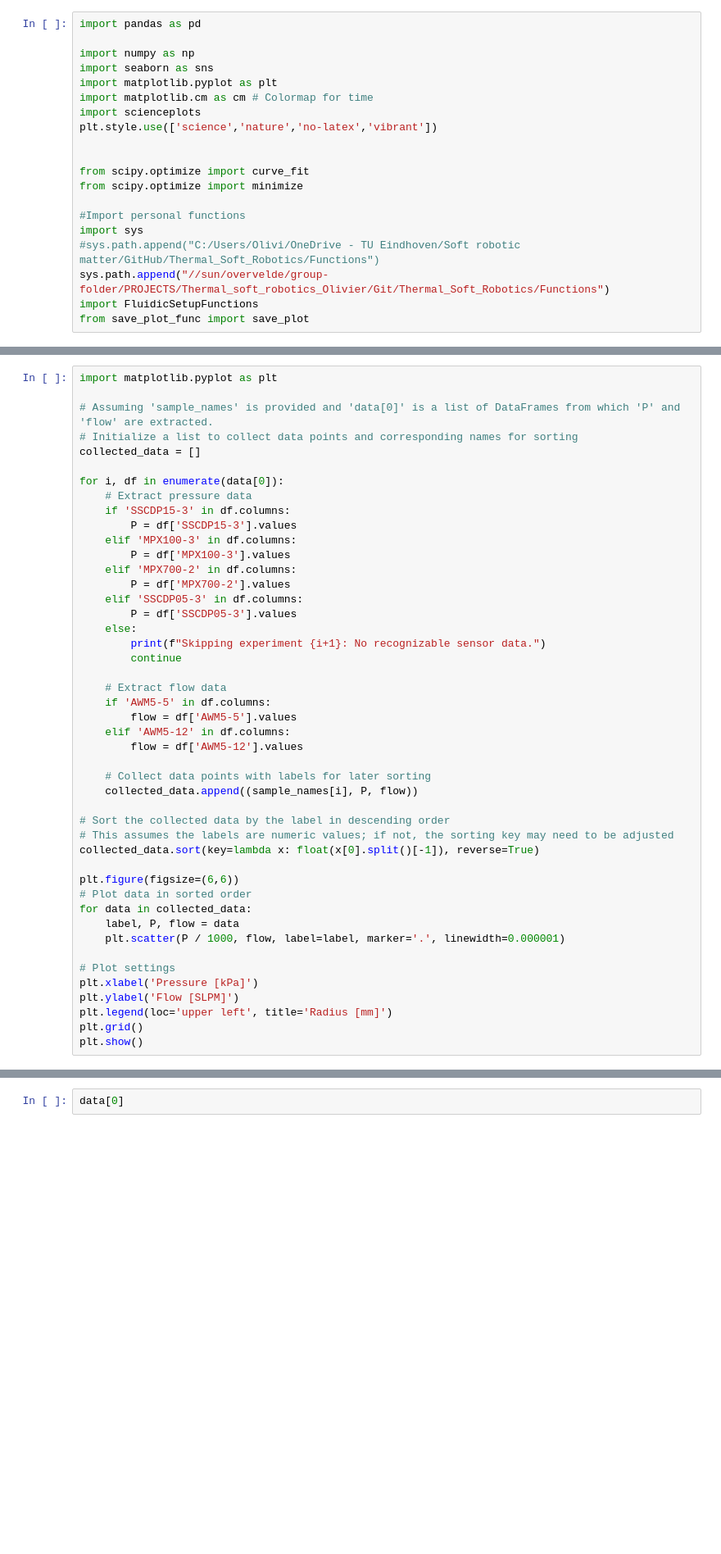
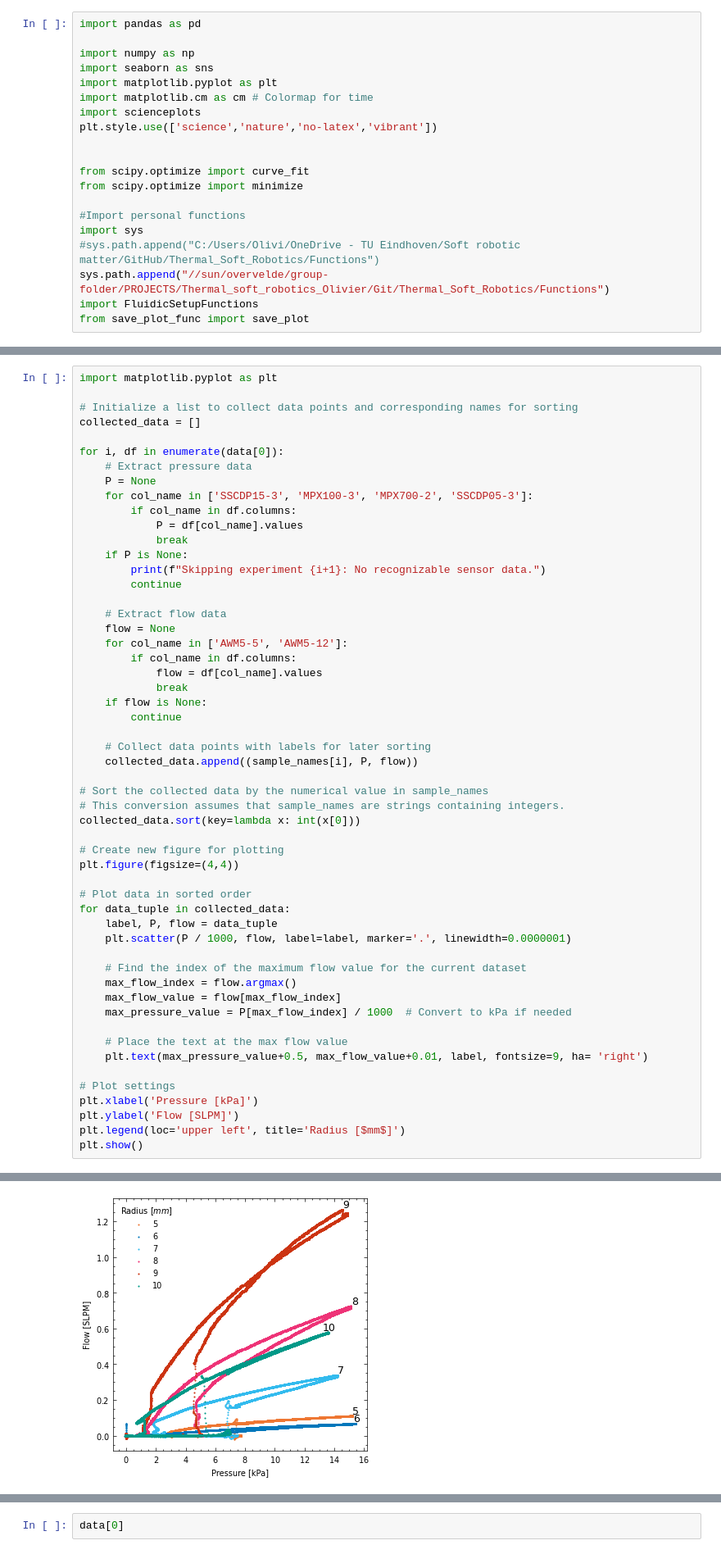
Before and after one commit to Olviel/Thermal_Soft_Robotics, a Jupyter notebook: Thermal_actuation/Experimental/Fluidic/Rothmund_Pressure_release/Valve_leak_test_rothmund_v3.ipynb, the cells around one changed output, grey strips where cells are left out. Shown at 82% size. Saved outputs shown, nothing was run; the diff lists cells and outputs as text; blank space fills up the shorter version.

Commit message:
added label next to max flow value

```diff
--- a/Thermal_actuation/Experimental/Fluidic/Rothmund_Pressure_release/Valve_leak_test_rothmund_v3.ipynb
+++ b/Thermal_actuation/Experimental/Fluidic/Rothmund_Pressure_release/Valve_leak_test_rothmund_v3.ipynb
@@ -163,47 +139,55 @@ AttributeError: 'str' object has no attribute 'columns'
 # %%
 import matplotlib.pyplot as plt
 
-# Assuming 'sample_names' is provided and 'data[0]' is a list of DataFrames from which 'P' and 'flow' are extracted.
 # Initialize a list to collect data points and corresponding names for sorting
 collected_data = []
 
 for i, df in enumerate(data[0]):
     # Extract pressure data
-    if 'SSCDP15-3' in df.columns:
-        P = df['SSCDP15-3'].values
-    elif 'MPX100-3' in df.columns:
-        P = df['MPX100-3'].values
-    elif 'MPX700-2' in df.columns:
-        P = df['MPX700-2'].values
-    elif 'SSCDP05-3' in df.columns:
-        P = df['SSCDP05-3'].values
-    else:
+    P = None
+    for col_name in ['SSCDP15-3', 'MPX100-3', 'MPX700-2', 'SSCDP05-3']:
+        if col_name in df.columns:
+            P = df[col_name].values
+            break
+    if P is None:
         print(f"Skipping experiment {i+1}: No recognizable sensor data.")
         continue
 
     # Extract flow data
-    if 'AWM5-5' in df.columns:
-        flow = df['AWM5-5'].values
-    elif 'AWM5-12' in df.columns:
-        flow = df['AWM5-12'].values
+    flow = None
+    for col_name in ['AWM5-5', 'AWM5-12']:
+        if col_name in df.columns:
+            flow = df[col_name].values
+            break
+    if flow is None:
+        continue
 
     # Collect data points with labels for later sorting
     collected_data.append((sample_names[i], P, flow))
 
-# Sort the collected data by the label in descending order
-# This assumes the labels are numeric values; if not, the sorting key may need to be adjusted
-collected_data.sort(key=lambda x: float(x[0].split()[-1]), reverse=True)
+# Sort the collected data by the numerical value in sample_names
+# This conversion assumes that sample_names are strings containing integers.
+collected_data.sort(key=lambda x: int(x[0]))
 
-plt.figure(figsize=(6,6))
+# Create new figure for plotting
+plt.figure(figsize=(4,4))
+
 # Plot data in sorted order
-for data in collected_data:
-    label, P, flow = data
-    plt.scatter(P / 1000, flow, label=label, marker='.', linewidth=0.000001)
+for data_tuple in collected_data:
+    label, P, flow = data_tuple
+    plt.scatter(P / 1000, flow, label=label, marker='.', linewidth=0.0000001)
+
+    # Find the index of the maximum flow value for the current dataset
+    max_flow_index = flow.argmax()
+    max_flow_value = flow[max_flow_index]
+    max_pressure_value = P[max_flow_index] / 1000  # Convert to kPa if needed
+
+    # Place the text at the max flow value
+    plt.text(max_pressure_value+0.5, max_flow_value+0.01, label, fontsize=9, ha= 'right')
 
 # Plot settings
 plt.xlabel('Pressure [kPa]')
 plt.ylabel('Flow [SLPM]')
-plt.legend(loc='upper left', title='Radius [mm]')
-plt.grid()
+plt.legend(loc='upper left', title='Radius [$mm$]')
 plt.show()
 # %% [output]
@@ -210,0 +194 @@ AttributeError: 'str' object has no attribute 'columns'
+[figure, added]
```
Also changed, not shown: parts of 9 cells of this notebook.
